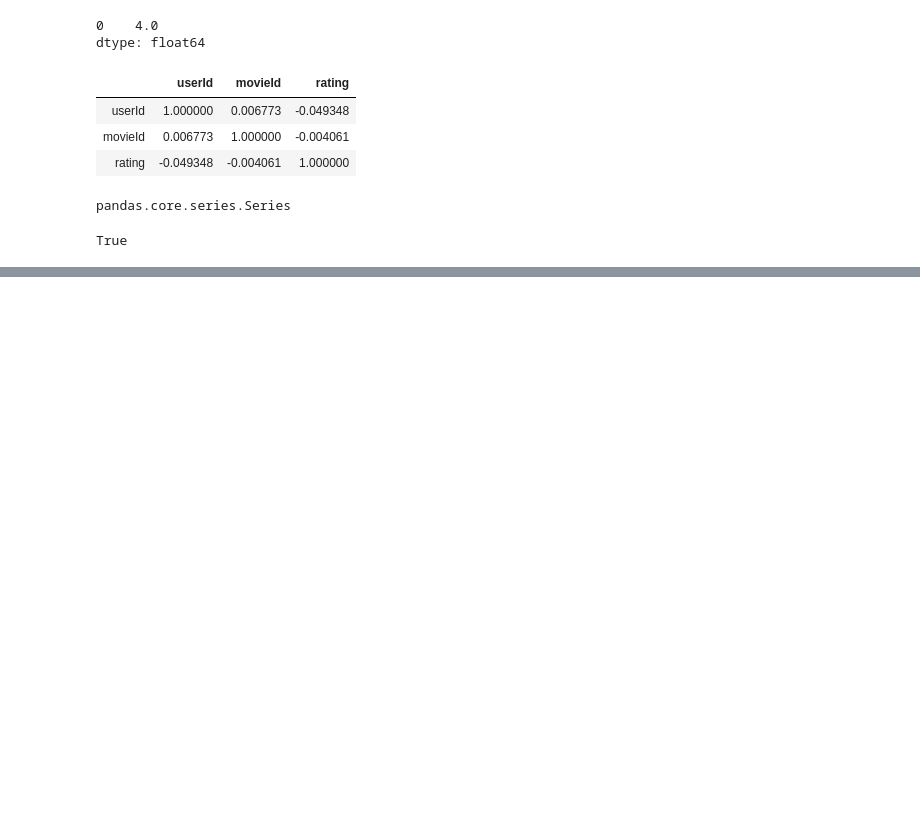
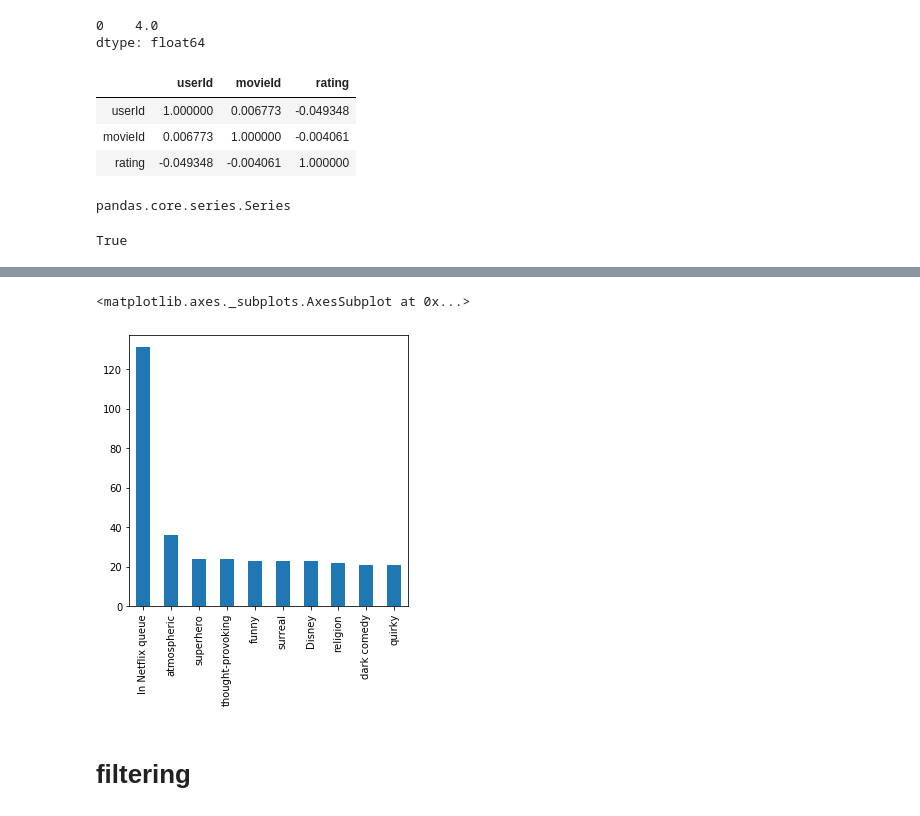
Before and after one commit to Alchemistyui/Python-for-Data-Science, a Jupyter notebook: Week-4-Pandas/class_draft_week4.ipynb, the cells around one changed output, grey strips where cells are left out. Cells and saved outputs as stored; diff of their text form; code cells hidden in the pictures; blank space fills up the shorter version.

```diff
--- a/Week-4-Pandas/class_draft_week4.ipynb
+++ b/Week-4-Pandas/class_draft_week4.ipynb
@@ -348,0 +369,3 @@ True
+# %%
+tags.isnull().any()
+tags = tags.dropna()
@@ -348,0 +459,4 @@ True
+# %%
+tag_count = tags['tag'].value_counts()
+tag_count[:10]
+tag_count[-10:]
@@ -348,0 +475,7 @@ True
+# %%
+tag_count[:10].plot(kind='bar', figsize=(5,5))
+# %% [output]
+<matplotlib.axes._subplots.AxesSubplot at 0x...>
+[figure, added]
+# %% [markdown]
+# filtering
```
Also changed, not shown: parts of 51 cells of this notebook, 4 other files.
